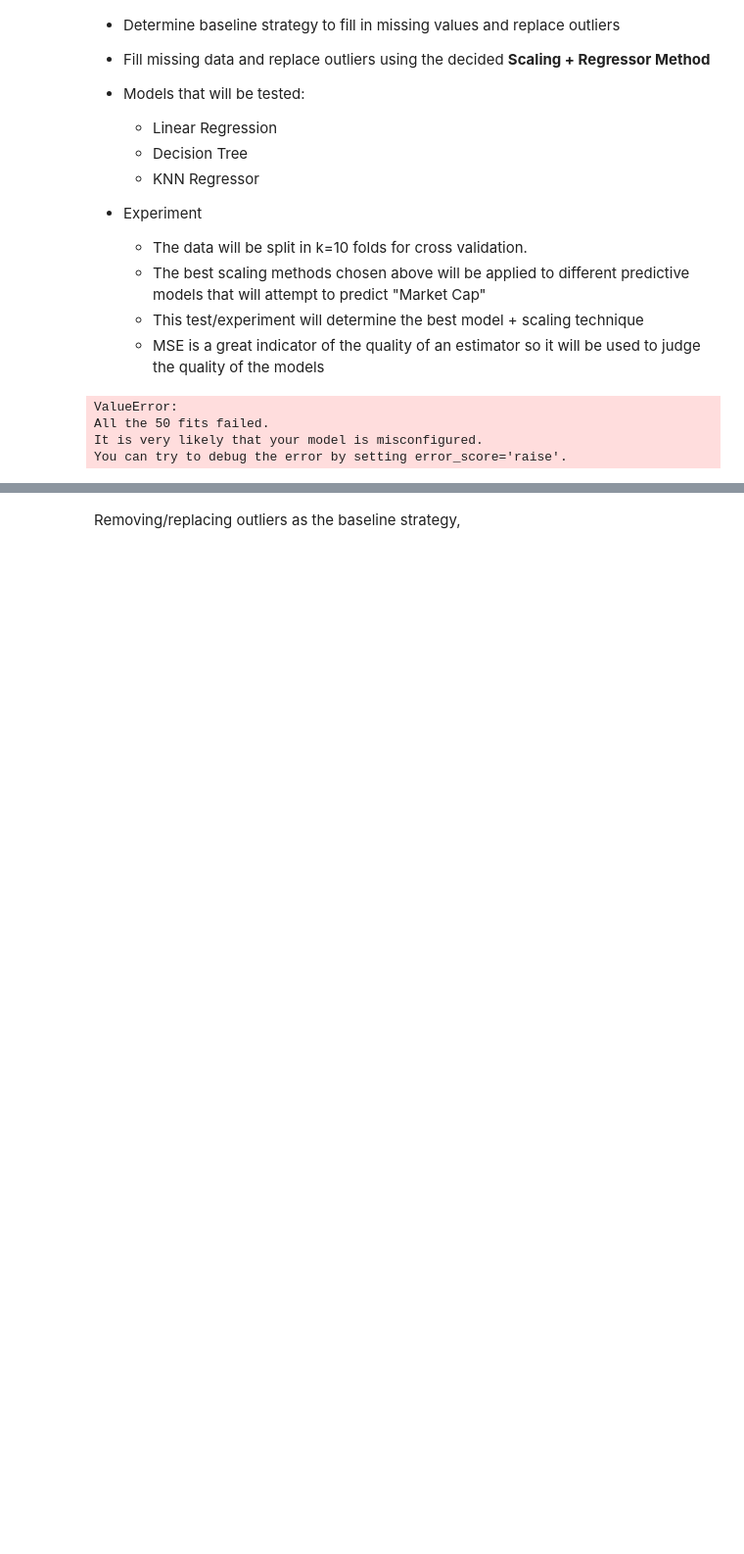
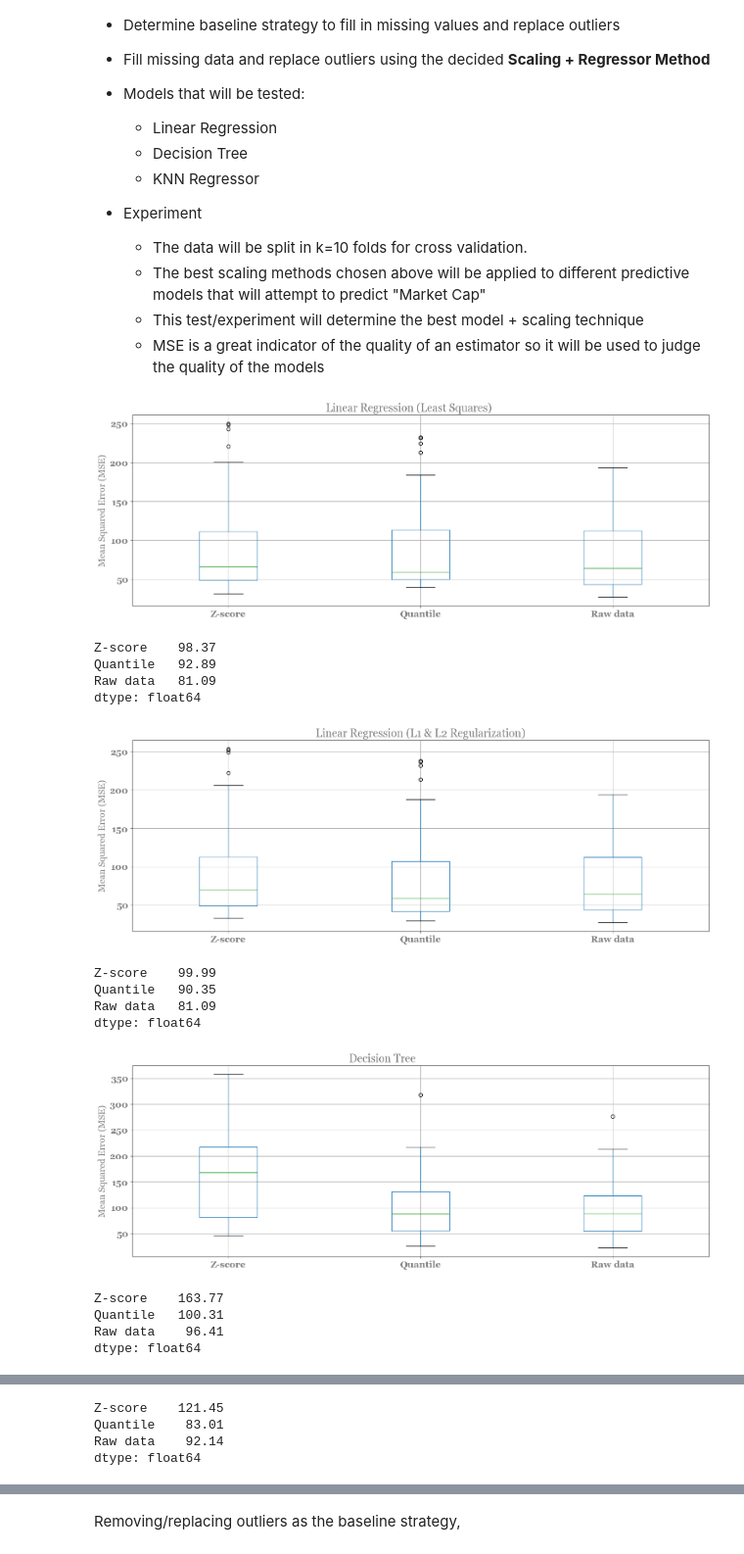
Before and after one commit to BrandonHardatt/fortune-1000, a Jupyter notebook: Project-Iteration2.ipynb, the cells around one changed output, grey strips where cells are left out. Shown: that part at 98% size. Saved outputs shown, nothing was run; the diff lists cells and outputs as text; code cells hidden in the pictures; blank space fills up the shorter version.

```diff
--- a/Project-Iteration2.ipynb
+++ b/Project-Iteration2.ipynb
@@ -304,7 +388,7 @@ from sklearn.model_selection import RepeatedKFold, cross_val_score
 # for this purpose, and will lead to much error prone models. Also, this is done so as to reduce the execution period
 # while training the model.
 temp = df[['revenue', 'profit','num. of employees', 'Market Cap']].copy()
-temp = temp.dropna()
+temp = temp.dropna()       # using clean dataframe for creating models
 
 model_names = [
     "Linear Regression (Least Squares)         ",
@@ -317,36 +401,47 @@ models = [
     ElasticNet(),
     DecisionTreeRegressor(),
     KNeighborsRegressor(n_neighbors=3)
 ]
 
-new_scalers, new_scaler_names = [Normalizer(), FunctionTransformer(np.log1p),
-               QuantileTransformer(n_quantiles=10, random_state=0, output_distribution='normal')],['Z-score', 'Log', 'Quantile']
+new_scalers, new_scaler_names = [Normalizer(),
+               QuantileTransformer(n_quantiles=10, random_state=0, output_distribution='normal')],['Z-score', 'Quantile']
 results = {}
 index = 0
 
 for model in models:
     for i in range(len(new_scalers)):
 
         X = temp.drop([target_attribute[0]], axis=1).to_numpy() # X is all the other variables
         X_t = new_scalers[i].fit_transform(X)
         y = temp[target_attribute[0]].to_numpy() # y is target that we want to forecast
         cv = RepeatedKFold(n_splits=10, n_repeats=5, random_state=42) # Let's estimate the values for several rounds of crossvalidation
         scores = cross_val_score(model, X_t, y, scoring='neg_root_mean_squared_error', cv=cv, n_jobs=-1)
         results[new_scaler_names[i]] = [abs(elem) for elem in scores]
 
     cv = RepeatedKFold(n_splits=10, n_repeats=5, random_state=42)
     scores = cross_val_score(model, X, y, scoring='neg_root_mean_squared_error', cv=cv, n_jobs=-1)
     results['Raw data'] = [abs(elem) for elem in scores]
 
     df_res = pd.DataFrame(results)
     boxplot = df_res.boxplot(figsize=(18,6))
     boxplot.set_title(model_names[index])
     boxplot.set_ylabel('Mean Squared Error (MSE)')
     plt.show()
     print(df_res.mean())
     index+=1
 # %% [output]
+[figure, added]
-ValueError:
-All the 50 fits failed.
-It is very likely that your model is misconfigured.
-You can try to debug the error by setting error_score='raise'.
+Z-score    98.37
+Quantile   92.89
+Raw data   81.09
+dtype: float64
+[figure, added]
+Z-score    99.99
+Quantile   90.35
+Raw data   81.09
+dtype: float64
+[figure, added]
+Z-score    163.77
+Quantile   100.31
+Raw data    96.41
+dtype: float64
@@ -353,2 +449,6 @@ You can try to debug the error by setting error_score='raise'.
+Z-score    121.45
+Quantile    83.01
+Raw data    92.14
+dtype: float64
 # %% [markdown]
 ### Determine Best **Scaling + Regressor**
```
Also changed, not shown: parts of 36 cells of this notebook.
